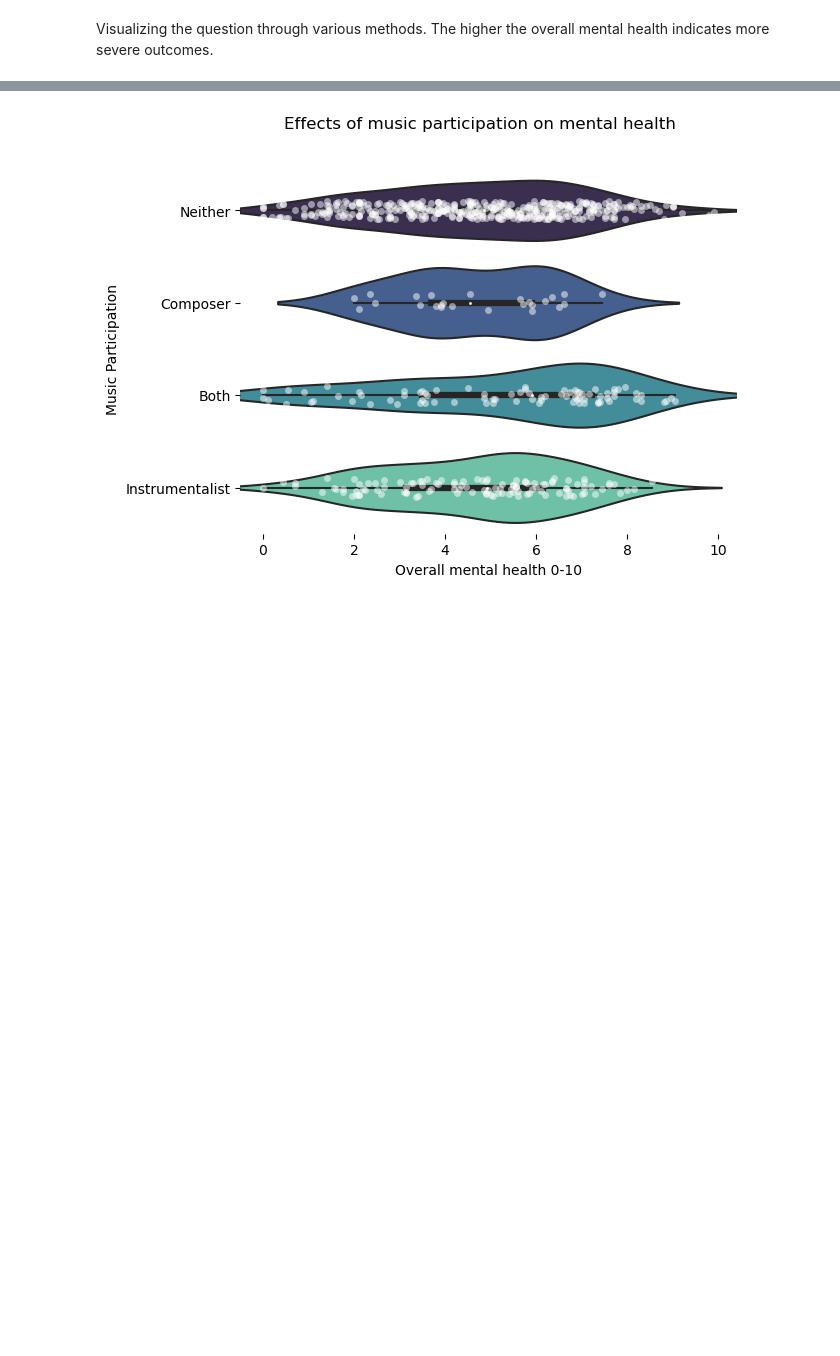
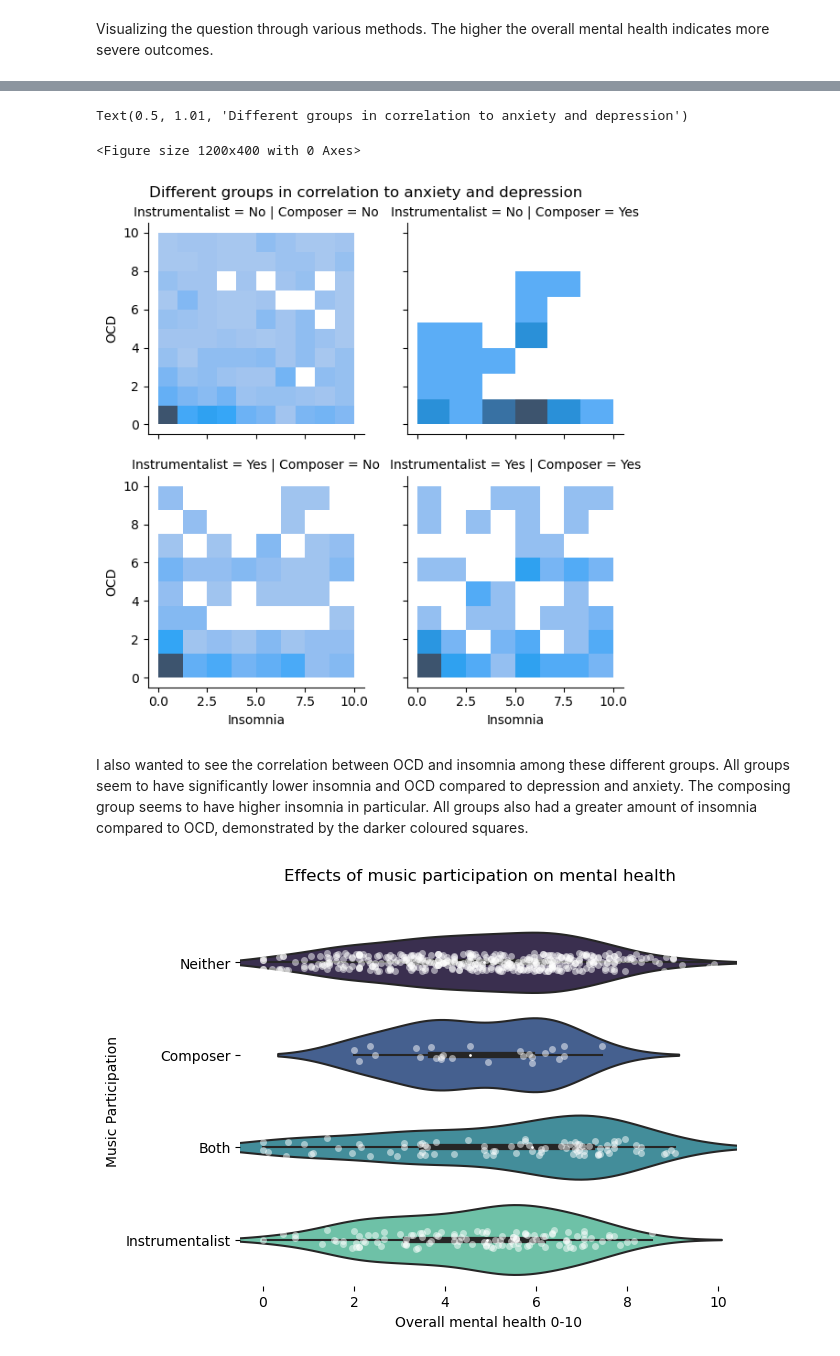
Before and after one commit to ubco-W2022T2-data301/project-group-group12, a Jupyter notebook: analysis/analysis1.ipynb, the cells around one changed output, grey strips where cells are left out. Cells and saved outputs as stored; diff of their text form; code cells hidden in the pictures; blank space fills up the shorter version.

```diff
--- a/analysis/analysis1.ipynb
+++ b/analysis/analysis1.ipynb
@@ -509,3 +310,16 @@ Visualizing the question through various methods. The higher the overall mental
+# %%
+# visualizing scatterplot of composers and instrumentalists related to their insomnia and OCD, 0 being none and 10 being extreme
+plt.figure(figsize=(12,4))
+g2= sns.FacetGrid(df, col="Composer", row="Instrumentalist")
+g2.map(sns.histplot, "Insomnia", "OCD")
+plt.subplots_adjust(hspace=0.2, wspace=0.2)
+plt.suptitle("Different groups in correlation to anxiety and depression", y=1.01)
+# %% [output]
+Text(0.5, 1.01, 'Different groups in correlation to anxiety and depression')
+<Figure size 1200x400 with 0 Axes>
+[figure, added]
+# %% [markdown]
+I also wanted to see the correlation between OCD and insomnia among these different groups. All groups seem to have significantly lower insomnia and OCD compared to depression and anxiety. The composing group seems to have higher insomnia in particular. All groups also had a greater amount of insomnia compared to OCD, demonstrated by the darker coloured squares.
 # %%
 
 # Draw a violinplot and striplot
```
Also changed, not shown: parts of 39 cells of this notebook, 2 other files.
